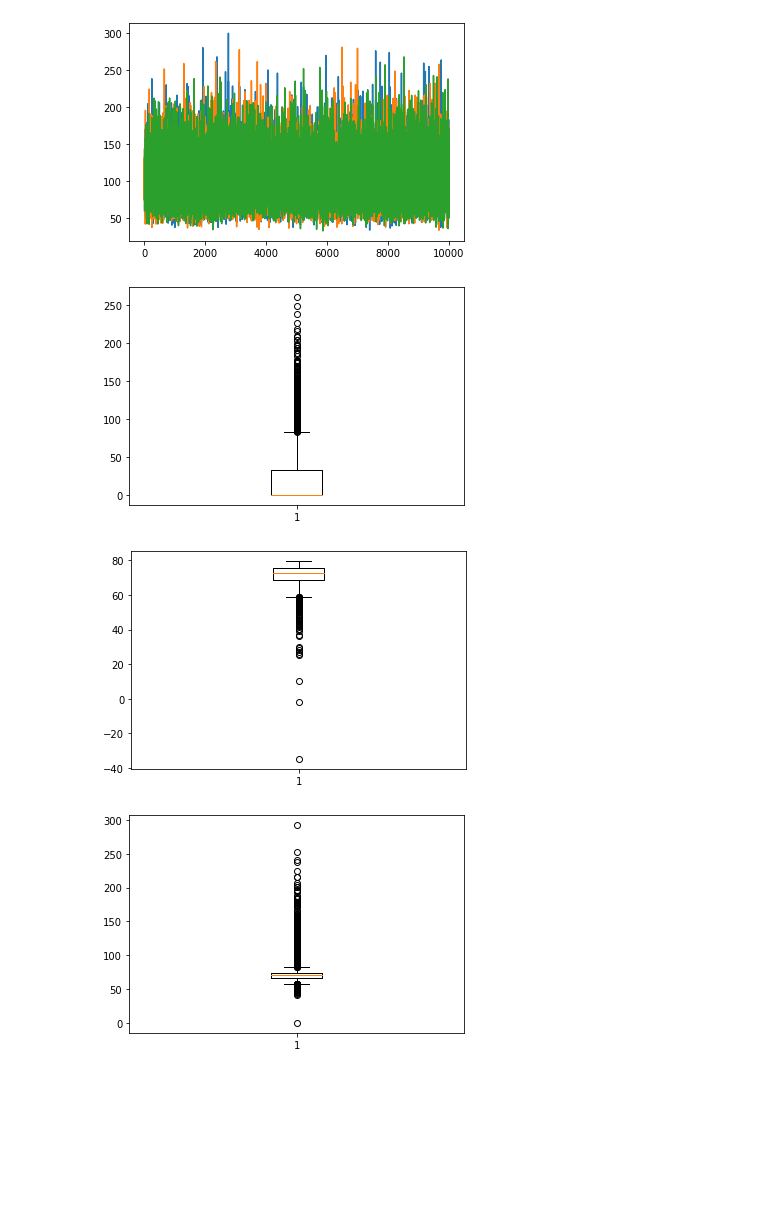
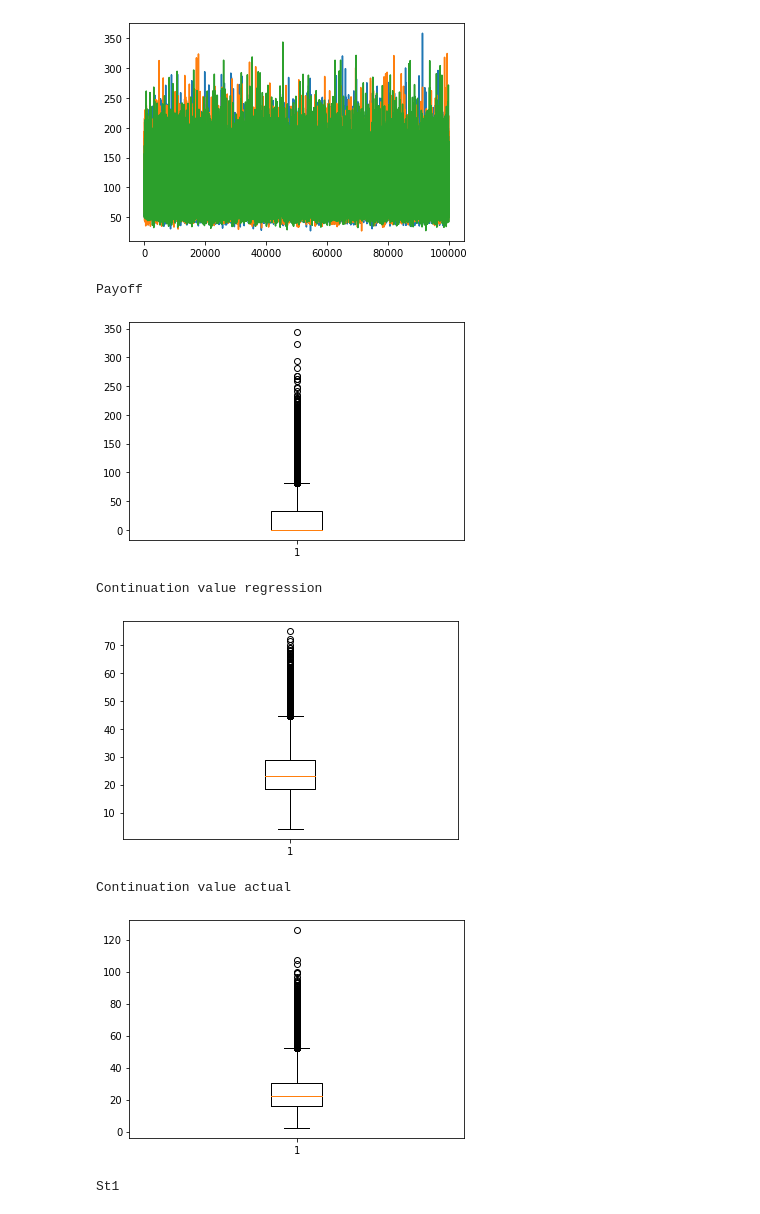
Before and after one commit to sidthak196/Monte_Carlo_Simulations, a Jupyter notebook: Assignment 3/Question1.ipynb, the cells around one changed output. Drawn from its saved outputs; the diff is of its cells as text; code cells hidden in the pictures; blank space fills up the shorter version.

```diff
--- a/Assignment 3/Question1.ipynb
+++ b/Assignment 3/Question1.ipynb
@@ -13,4 +17,4 @@ T = 1           #time
 sig = 0.3       #Volatility
 rho = 0.2       #Cross Correlation
 div = 0.02      #Dividends
-N =10000    #Simulations
+N =100000       #Simulations
@@ -37,5 +46,7 @@ Variance of price of European Basket Option = 1089.8558914035555
 # %%
+
 m = 12 # No of Discretisation Steps
+h = T/m
 
 #intialize Stock prices
 St1 = [[S1o]*N]
@@ -53,24 +64,27 @@ Cont_Val_Debug = []
 for i in range(1,m+1):
     #Generate correlated normal r.v.
     z1 = np.random.normal(0,1,N)
-    z2 = z1*rho + (1 - rho**2)**0.5 * np.random.normal(0,1,N)
-    z3 = rho*z1 + (1 - rho**2)**-0.5 *(rho - rho**2)*z2 + ((1 - rho**2 - ((rho - rho**2)**2)/(1-rho**2))**0.5)*np.random.normal(0,1,N)
+    Z22 = np.random.normal(0,1,N)
+    z2 = z1*rho + (1 - rho**2)**0.5 * Z22
+    z3 = rho*z1 + (((1 - rho**2)**-0.5) *(rho - rho**2)*Z22) + ((1 - rho**2 - ((rho - rho**2)**2)/(1-rho**2))**0.5)*np.random.normal(0,1,N)
 
+    #Debug
     Z1_Debug.append(z1)
     Z2_Debug.append(z2)
     Z3_Debug.append(z3)
 
     # Generate Stock prices
-    St1.append(St1[0] * np.exp((r - div - sig**2/2)*(i*T/m) + sig * z1))
-    St2.append(St2[0] * np.exp((r - div - sig**2/2)*(i*T/m) + sig * z2))
-    St3.append(St3[0] * np.exp((r - div - sig**2/2)*(i*T/m) + sig * z3))
+    St1.append(St1[i-1] * np.exp((r - div - (sig**2)/2)*(h) + (sig * h**0.5 * z1)))
+    St2.append(St2[i-1] * np.exp((r - div - (sig**2)/2)*(h) + (sig * h**0.5 * z2)))
+    St3.append(St3[i-1] * np.exp((r - div - (sig**2)/2)*(h) + (sig * h**0.5 * z3)))
+
 
     #Generate Option Prices
     Payoff.append(list([max(St1[i][k] +St2[i][k] - St3[i][k] - K,0) for k in range(0,N)]))
 
 
 #initialize Beta
-no_of_basis_func = 6
+no_of_basis_func = 9
 beta = []
 
 # Set basis function of Stock prices
@@ -80,6 +94,9 @@ Bas3 = [[s**2 for s in t] for t in St3]
 Bas4 = St1
 Bas5 = St2
 Bas6 = St3
+Bas7 = [ [St1[i][j] *St2[i][j] for j in range(0,N)] for i in range(0,m+1) ]
+Bas8 = [ [St3[i][j] *St2[i][j] for j in range(0,N)] for i in range(0,m+1) ]
+Bas9 = [ [St1[i][j] *St3[i][j] for j in range(0,N)] for i in range(0,m+1) ]
 
 #payoff function at each time
 ht =np.reshape( [ max(St1[i][j] + St2[i][j] - St3[i][j] - K,0) for i in range(0,m+1) for j in range(0,N)] , (m+1,N))
@@ -87,7 +104,7 @@ Vt = [ht[m]]
 
 for i in range(m,0,-1):
     #Run regression on payoff and basis functions with lag 1 to get Beta values
-    X = pd.DataFrame(list(zip(Bas1[i],Bas2[i],Bas3[i],Bas4[i],Bas5[i],Bas6[i])))
+    X = pd.DataFrame(list(zip(Bas1[i],Bas2[i],Bas3[i],Bas4[i],Bas5[i],Bas6[i],Bas7[i],Bas8[i],Bas9[i])))
     Y = np.reshape(Vt[m-i],(N,1))
     model = sm.OLS(Y,X).fit()
 
@@ -95,7 +112,7 @@ for i in range(m,0,-1):
     beta.append(list(model.params))
 
     #approximation of continuation value ; index will be reversed ; dimension is number of simulations
-    Cont_value = [np.exp(-r*T/m)*np.dot(beta[m-i],[Bas1[i][k],Bas2[i][k],Bas3[i][k],Bas4[i][k],Bas5[i][k],Bas6[i][k]]) for k in range(0,N)]
+    Cont_value = [np.exp(-r*T/m)*np.dot(beta[m-i],[Bas1[i][k],Bas2[i][k],Bas3[i][k],Bas4[i][k],Bas5[i][k],Bas6[i][k],Bas7[i][k],Bas8[i][k],Bas9[i][k]]) for k in range(0,N)]
 
     #Debug
     Cont_Val_Debug.append(Cont_value)
@@ -109,5 +126,5 @@ for i in range(m,0,-1):
     # print(temp)
     Vt.append(temp)
 
-# print(Vt)
-#TODO
+print("Value of the Bermudian option : ",np.exp(-r*T/m)*np.mean(Vt[12]))
+print("Variance of the Estimator : ", np.var(Vt[12])/N)
@@ -130,22 +146,38 @@ plt.show()
 # %%
 #debug code for stock prices
 # print(St1[time])
 # print(St2[time])
 # print(St3[time])
 # print(Payoff[time])
-time = 10
+time = 11
 plt.plot(St1[time])
 plt.plot(St2[time])
 plt.plot(St3[time])
 plt.show()
+print("Payoff")
 plt.boxplot(Payoff[time])
 plt.show()
+print("Continuation value regression")
 plt.boxplot(Cont_Val_Debug[time*2])
 plt.show()
+print("Continuation value actual")
 plt.boxplot(Cont_Val_Debug[time*2+1])
 plt.show()
+print("St1")
+plt.boxplot(St1[time])
+plt.show()
+print("St2")
+plt.boxplot(St2[time])
+plt.show()
+print("St3")
+plt.boxplot(St3[time])
+plt.show()
 # %% [output]
-[figure, old version]
+[figure, new version]
+Payoff
-[figure, old version]
+[figure, new version]
+Continuation value regression
-[figure, old version]
+[figure, new version]
+Continuation value actual
-[figure, old version]
+[figure, new version]
+St1
```
Also changed, not shown: parts of 13 cells of this notebook, 3 other files.
